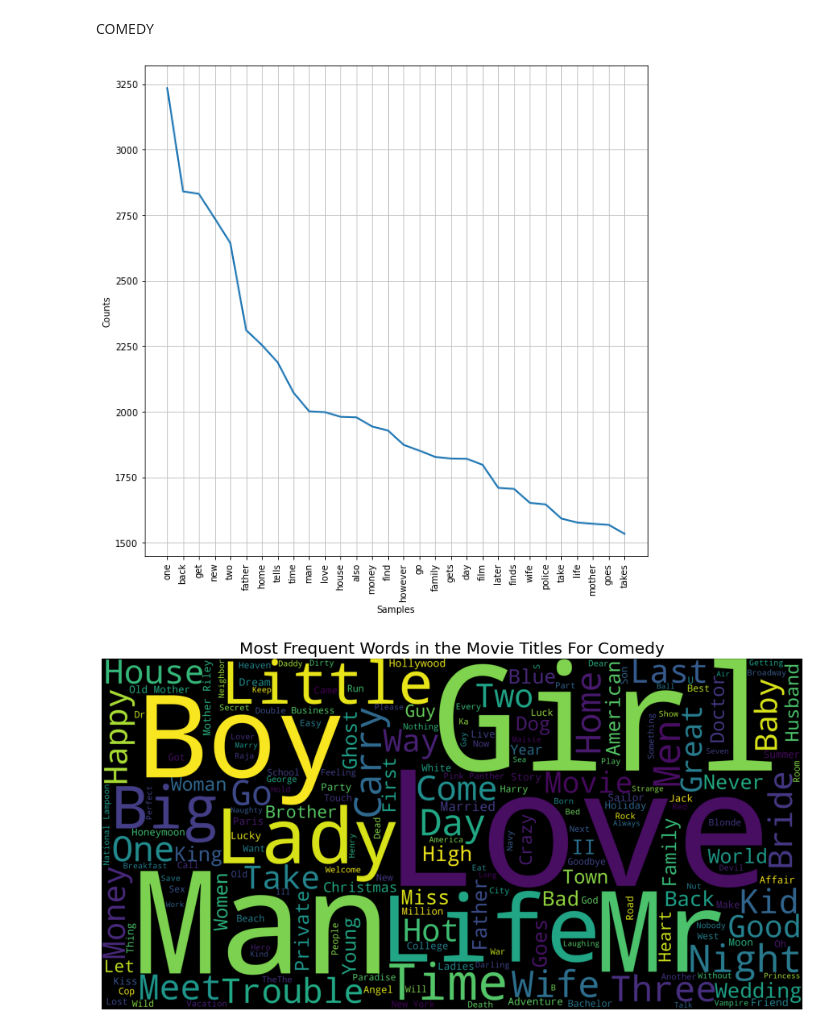
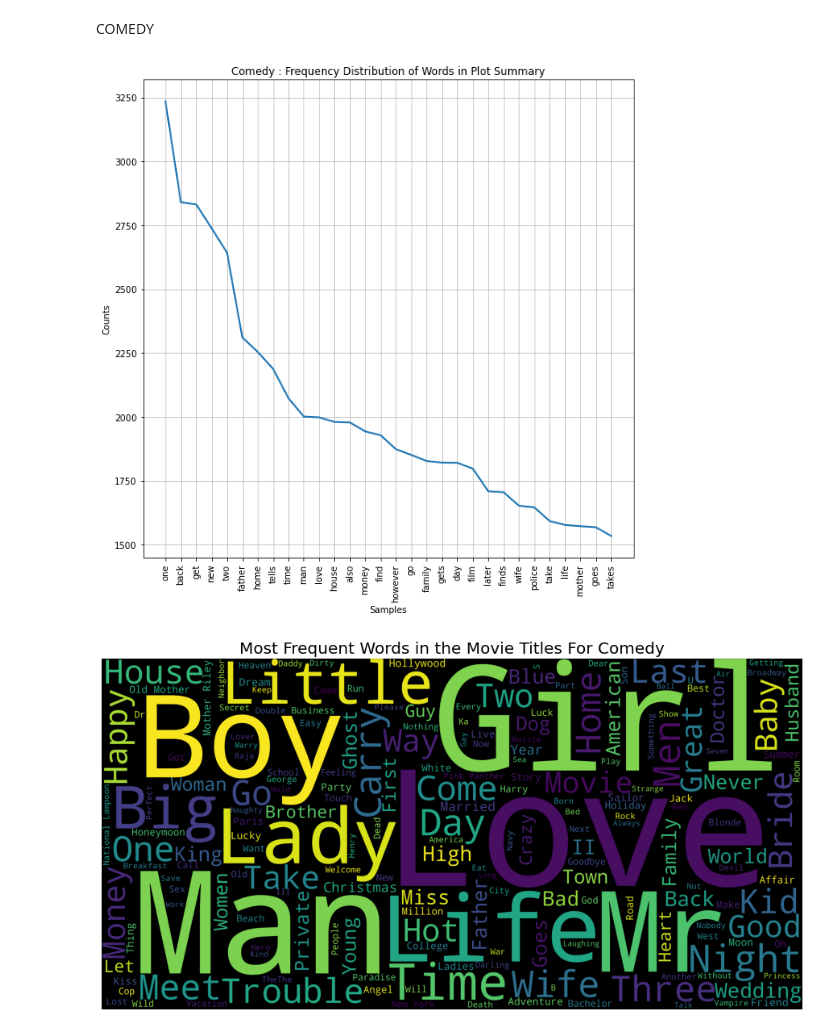
Before and after one commit to Wonuabimbola/movie-genre-prediction, a Jupyter notebook: Untitled.ipynb, the cells around one changed output. Drawn from its saved outputs; the diff is of its cells as text; code cells hidden in the pictures.

```diff
--- a/Untitled.ipynb
+++ b/Untitled.ipynb
@@ -31,7 +31,7 @@ from sklearn.tree import DecisionTreeClassifier
 # %% [markdown]
 ## Read data into pandas
 # %%
-wiki= pd.read_csv('wiki_movie_plots_deduped.csv')
+wiki= pd.read_csv('./data/wiki_movie_plots_deduped.csv')
 
 wiki.head()
 # %% [output]
@@ -291,14 +293,15 @@ COMEDY
 # %%
 comedy_plot = df_to_use.loc[df_to_use['labels'] == 2, ['Plot', 'Title']]
 comedy_plotlist = [x for x in comedy_plot['Plot'].str.split()]
 comedy_plotlist = list(itertools.chain(*comedy_plotlist))
 
 fig = plt.figure(figsize=(10, 10))
 fdist = FreqDist(comedy_plotlist)
+plt.title('Comedy : Frequency Distribution of Words in Plot Summary')
 fdist.plot(30)
 fig.savefig('./images/freqdistofwordsinplotsummaryforcomedygenre');
 # %% [output]
-[figure, old version]
+[figure, new version]
 # %%
 title_corpus = ' '.join(comedy_plot['Title'])
 title_wordcloud = WordCloud(stopwords=STOPWORDS, background_color='black', height=2000, width=4000).generate(title_corpus)
```
Also changed, not shown: parts of 6 cells of this notebook, 8 other files.
